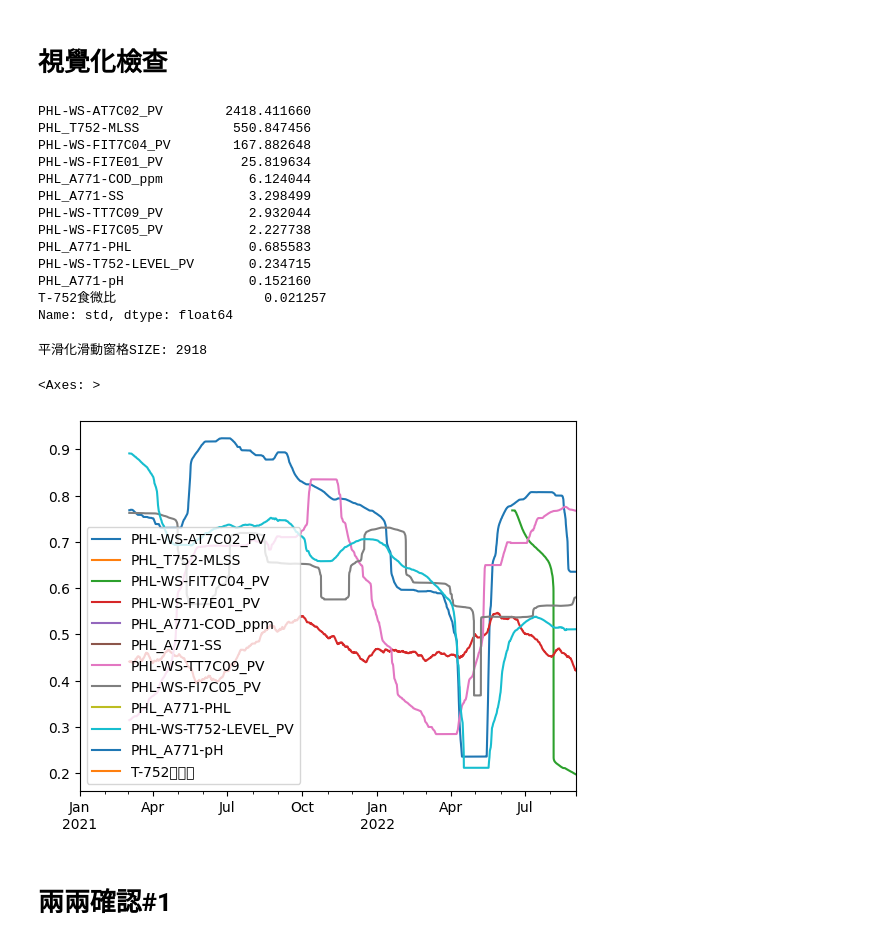
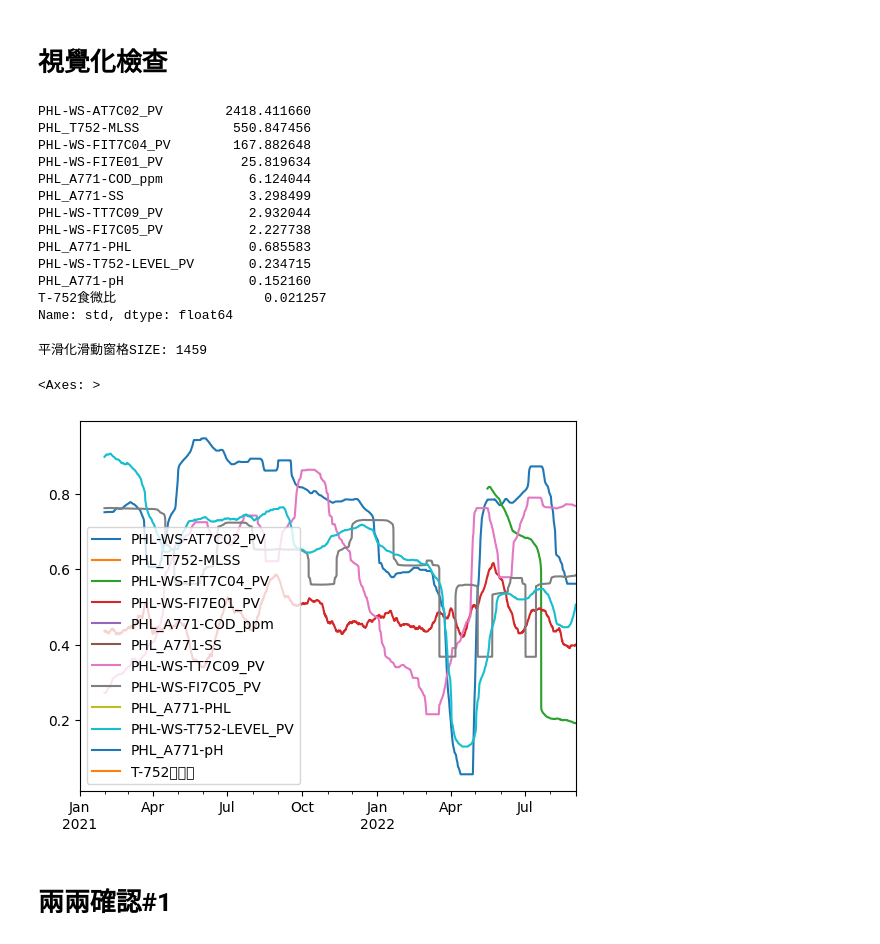
Before and after one commit to skywalker0803r/Wastewater-Biological-Treatment, a Jupyter notebook: Observation_time_delay.ipynb, the cells around one changed output. Saved outputs shown, nothing was run; the diff lists cells and outputs as text; code cells hidden in the pictures.

```diff
--- a/Observation_time_delay.ipynb
+++ b/Observation_time_delay.ipynb
@@ -117,37 +117,37 @@ temp
 from sklearn.preprocessing import StandardScaler,MinMaxScaler
 import warnings
 warnings.filterwarnings('ignore')
 ss = MinMaxScaler()
 display(df.describe().loc['std'].sort_values(ascending=False))
 temp_df = df[df.describe().loc['std'].sort_values(ascending=False)[:].index.tolist()]
 #standscaler縮放
 temp_df[:] = ss.fit_transform(temp_df[:])
-#平滑化:平滑化滑動窗格SIZE暫時訂為資料筆數的10%
-平滑化滑動窗格SIZE = int(len(temp_df)*0.10)
+#平滑化:平滑化滑動窗格SIZE暫時訂為資料筆數的5%(不要太多)
+平滑化滑動窗格SIZE = int(len(temp_df)*0.05)
 print('平滑化滑動窗格SIZE:',平滑化滑動窗格SIZE)
 temp_df[:] = temp_df[:].rolling(平滑化滑動窗格SIZE).median()
 #擷取一小段時間段出來[0%~100%]中選取[?%~?%]的資料
 idx1 = int(len(temp_df)*0.0)
 idx2 = int(len(temp_df)*1.0)
 temp_df = temp_df.iloc[idx1:idx2]
 display(temp_df.plot())
 # %% [output]
 PHL-WS-AT7C02_PV        2418.411660
 PHL_T752-MLSS            550.847456
 PHL-WS-FIT7C04_PV        167.882648
 PHL-WS-FI7E01_PV          25.819634
 PHL_A771-COD_ppm           6.124044
 PHL_A771-SS                3.298499
 PHL-WS-TT7C09_PV           2.932044
 PHL-WS-FI7C05_PV           2.227738
 PHL_A771-PHL               0.685583
 PHL-WS-T752-LEVEL_PV       0.234715
 PHL_A771-pH                0.152160
 T-752食微比                   0.021257
 Name: std, dtype: float64
-平滑化滑動窗格SIZE: 2918
+平滑化滑動窗格SIZE: 1459
 <Axes: >
-[figure, old version]
+[figure, new version]
 # %% [markdown]
 # 兩兩確認#1
 # %%
```
Also changed, not shown: parts of 10 cells of this notebook.
